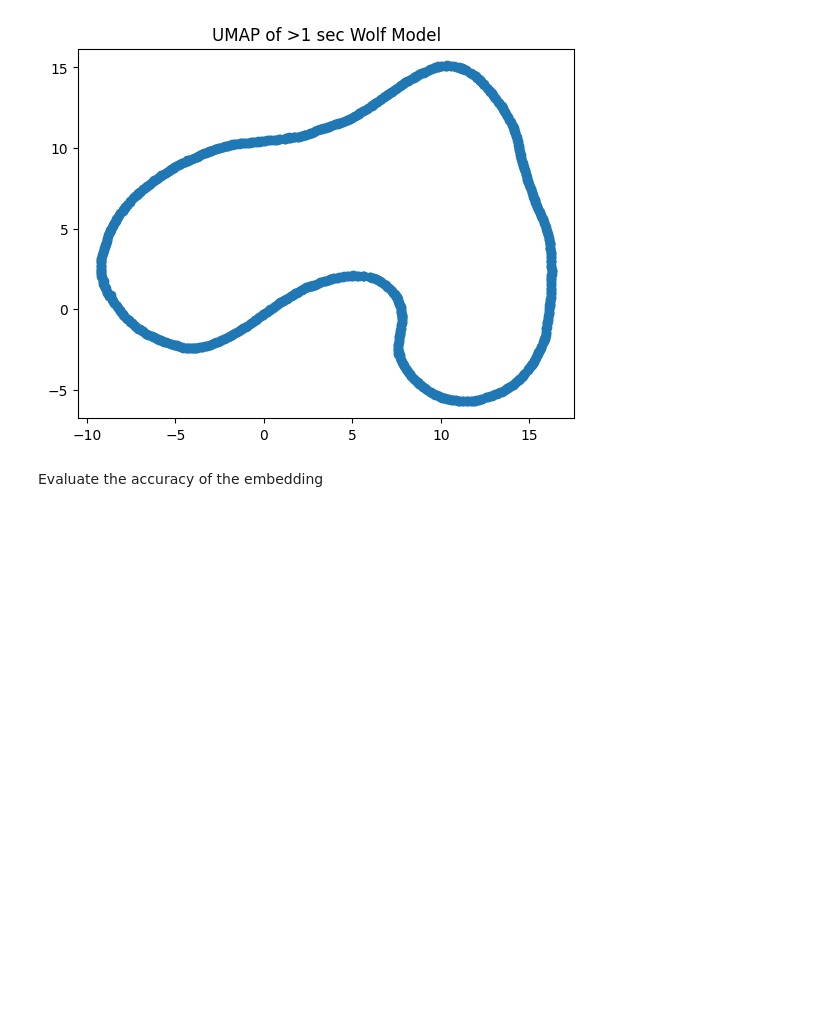
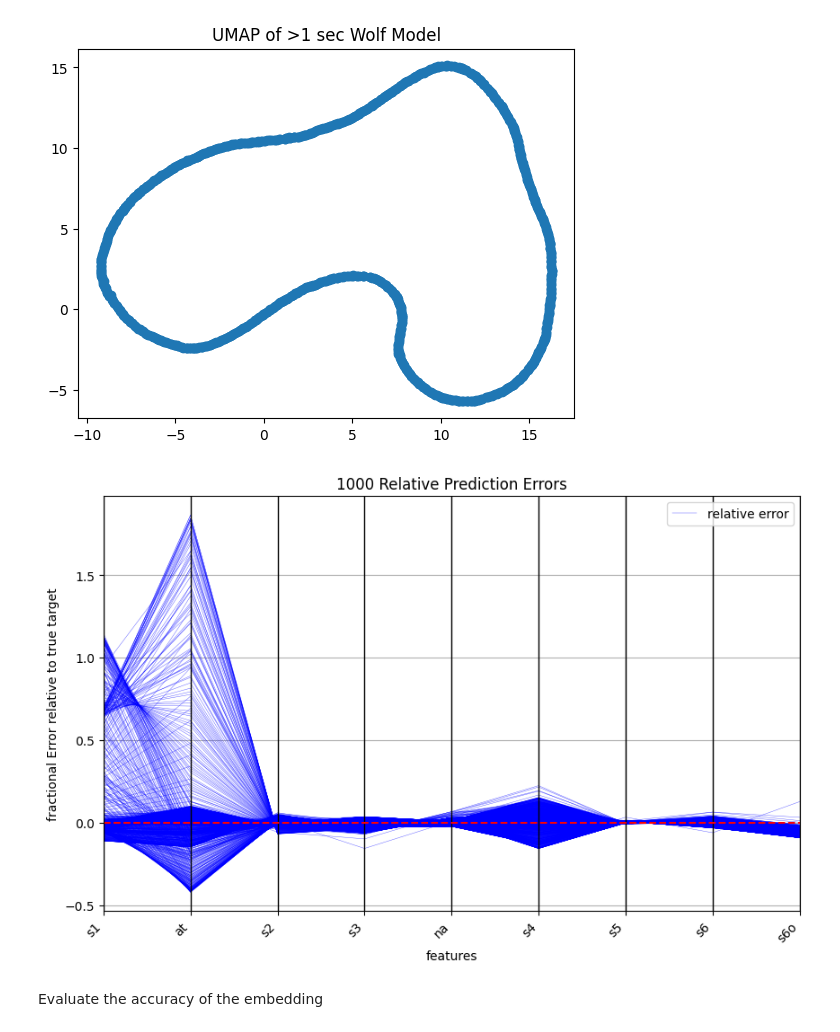
Before and after one commit to ModelEngineering/autoencodersb, a Jupyter notebook: notebooks/evaluating_autoencoders.ipynb, the cells around one changed output. Saved outputs shown, nothing was run; the diff lists cells and outputs as text; code cells hidden in the pictures; blank space fills up the shorter version.

Commit message:
Refined analysis of dimension reduction.

```diff
--- a/notebooks/evaluating_autoencoders.ipynb
+++ b/notebooks/evaluating_autoencoders.ipynb
@@ -24,0 +34,5 @@ import tellurium as te
+# %%
+rr = te.loadSBMLModel("https://www.ebi.ac.uk/biomodels/services/download/get-files/MODEL3352181362/3/BIOMD0000000206_url.xml")
+WOLF_ARR = rr.simulate(0, 10, 1000)
+columns = [c[1:-1] if c != 'time' else c for c in WOLF_ARR.colnames]
+WOLF_DF = pd.DataFrame(WOLF_ARR, columns=columns)
@@ -233,3 +310,20 @@ plt.show()
 # %% [output]
 [figure]
 [figure]
+# %%
+num_input_feature = WOLF_ARR.shape[1] - 1  # ignore time
+num_output_feature = 2
+num_epoch = 10000
+
+autoencoder_umap = AutoencoderUMAP(layer_dimensions=[num_input_feature, 10*num_input_feature,
+        10*num_output_feature, num_output_feature])  # Example model
+runner = ModelRunnerUMAP(model=autoencoder_umap, num_epoch=num_epoch)
+df = WOLF_DF.copy()
+del df["time"]
+data_dl = DataLoader(DatasetCSV(csv_input=df, target_column=None),
+                shuffle=False, batch_size=32)
+_ = runner.fit(data_dl)
+# %%
+runner.plotEvaluate(data_dl)
+# %% [output]
+[figure, added]
```
Also changed, not shown: parts of 27 cells of this notebook, 6 other files.
